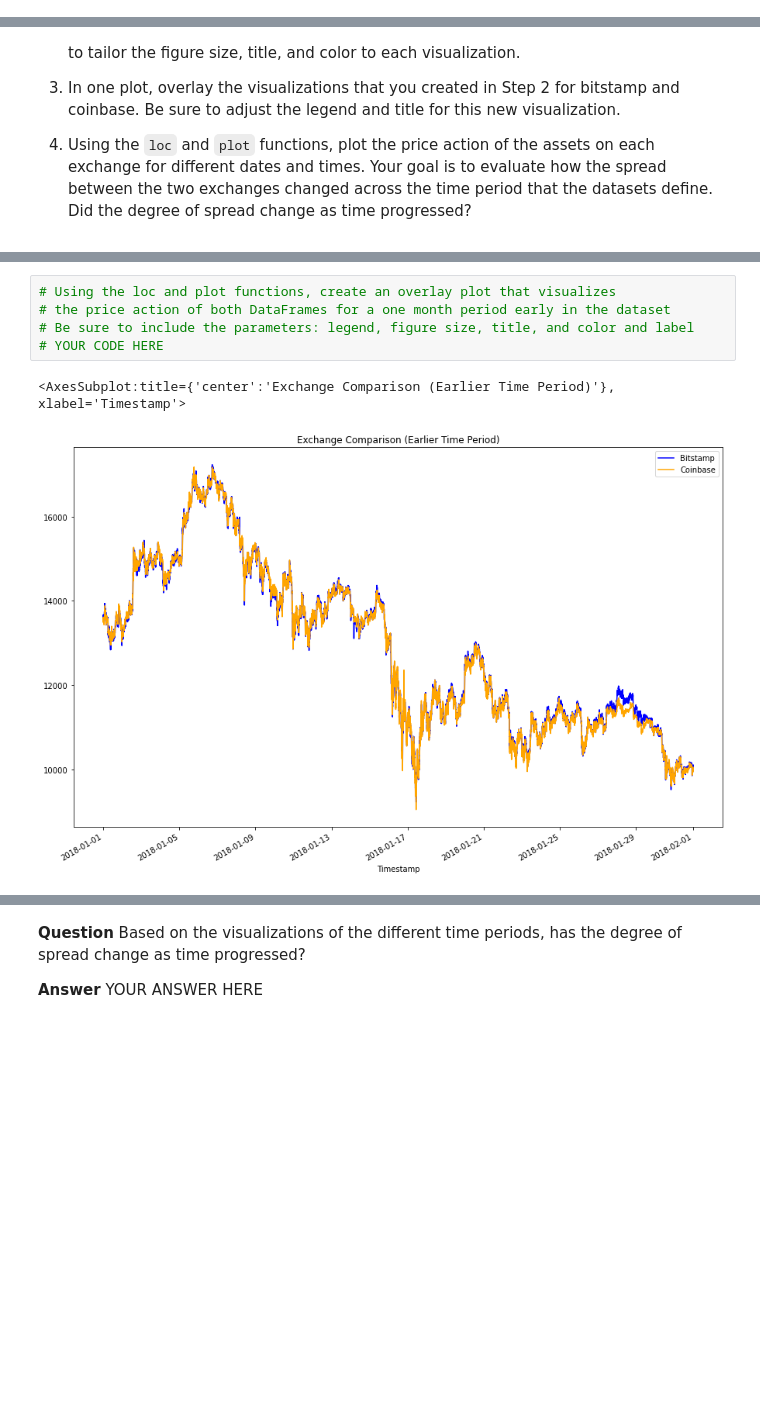
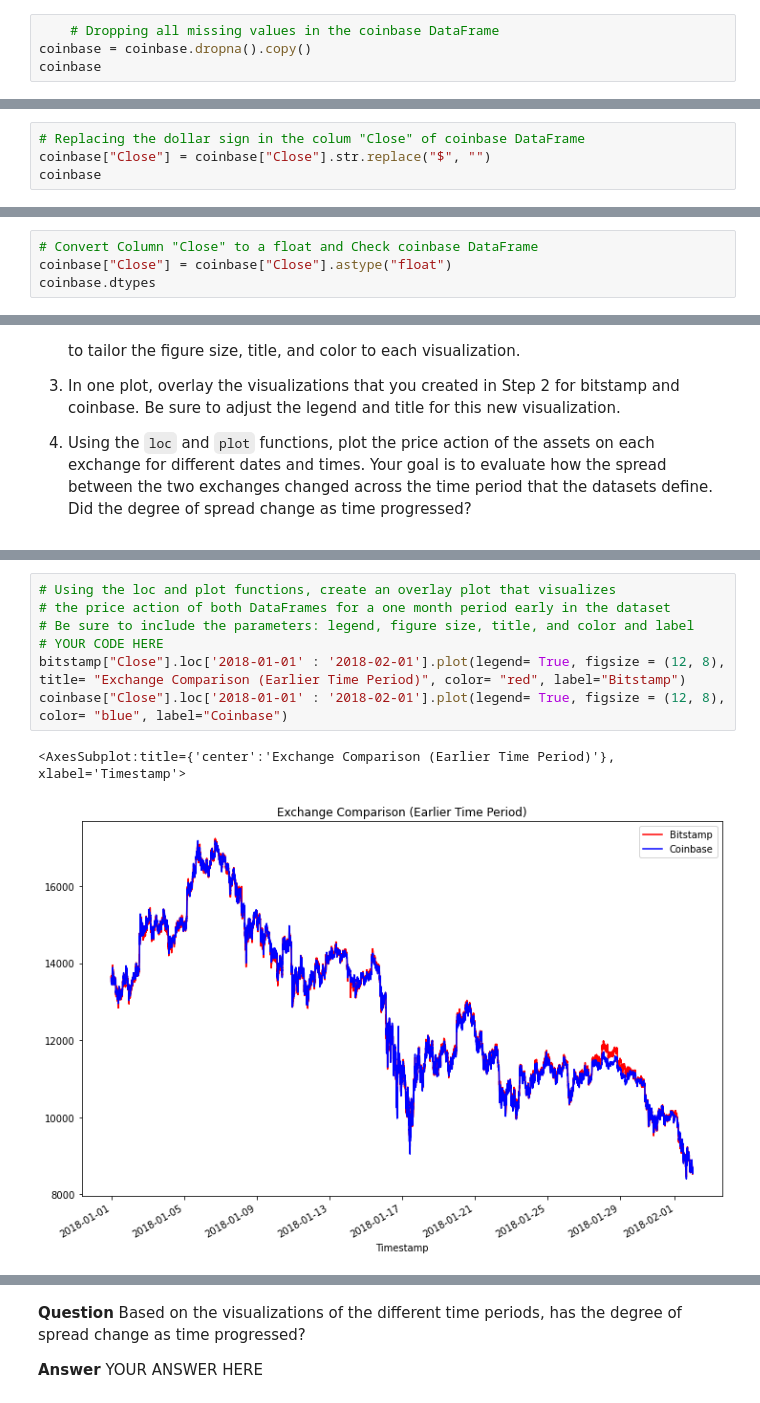
Before and after one commit to gitgenesis/Mod3_Challenge, a Jupyter notebook: crypto_arbitrage.ipynb, the cells around one changed output, grey strips where cells are left out. Saved outputs shown, nothing was run; the diff lists cells and outputs as text; blank space fills up the shorter version.

```diff
--- a/crypto_arbitrage.ipynb
+++ b/crypto_arbitrage.ipynb
@@ -222,0 +238,4 @@ bitstamp.duplicated().sum()
+# %%
+    # Dropping all missing values in the coinbase DataFrame
+coinbase = coinbase.dropna().copy()
+coinbase
@@ -222,0 +281,4 @@ bitstamp.duplicated().sum()
+# %%
+# Replacing the dollar sign in the colum "Close" of coinbase DataFrame
+coinbase["Close"] = coinbase["Close"].str.replace("$", "")
+coinbase
@@ -222,0 +300,4 @@ bitstamp.duplicated().sum()
+# %%
+# Convert Column "Close" to a float and Check coinbase DataFrame
+coinbase["Close"] = coinbase["Close"].astype("float")
+coinbase.dtypes
@@ -331,11 +445,13 @@ Sort through the time series data associated with the bitstamp and coinbase Data
 # %%
 # Using the loc and plot functions, create an overlay plot that visualizes
 # the price action of both DataFrames for a one month period early in the dataset
 # Be sure to include the parameters: legend, figure size, title, and color and label
 # YOUR CODE HERE
+bitstamp["Close"].loc['2018-01-01' : '2018-02-01'].plot(legend= True, figsize = (12, 8), title= "Exchange Comparison (Earlier Time Period)", color= "red", label="Bitstamp")
+coinbase["Close"].loc['2018-01-01' : '2018-02-01'].plot(legend= True, figsize = (12, 8), color= "blue", label="Coinbase")
 # %% [output]
 <AxesSubplot:title={'center':'Exchange Comparison (Earlier Time Period)'}, xlabel='Timestamp'>
-[figure, old version]
+[figure, new version]
 # %%
 # Using the loc and plot functions, create an overlay plot that visualizes
 # the price action of both DataFrames for a one month period later in the dataset
```
Also changed, not shown: parts of 55 cells of this notebook.
